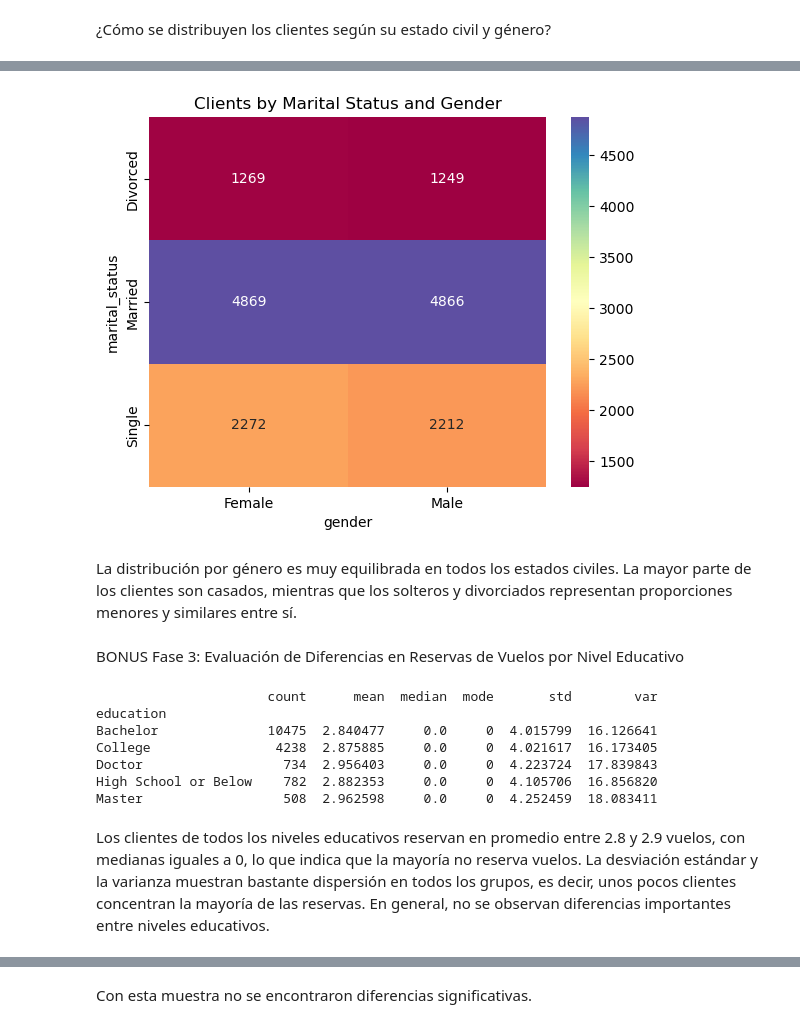
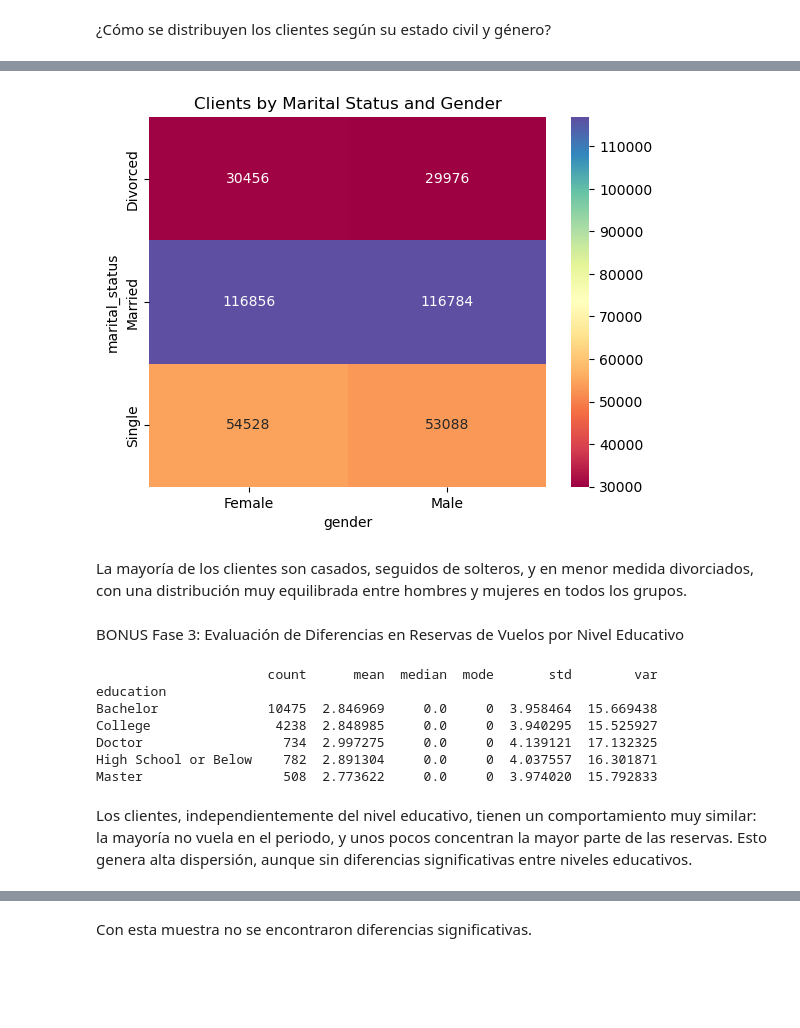
Before and after one commit to Adalab/bda-modulo-3-evaluacion-final-ela-art, a Jupyter notebook: Evaluacion3.ipynb, the cells around one changed output, grey strips where cells are left out. Cells and saved outputs as stored; diff of their text form; code cells hidden in the pictures; blank space fills up the shorter version.

```diff
--- a/Evaluacion3.ipynb
+++ b/Evaluacion3.ipynb
@@ -226,8 +284,8 @@ No se pueden borrar, porque perdería información.
 # 1) Agrupa por cliente/año/mes
 df_flight_grouped = (#ahora loyalty number es una PK compuesta.
     df_flight_clean
-        .groupby(["loyalty_number", "year", "month"], as_index=False) #escribir por que agrupe y que se cambia el nombre del data frame porque ahora hay dos.
-        .sum(numeric_only=True)
+        .groupby(["loyalty_number", "year", "month"], as_index=False)
+        .sum()
 )
 
 # 2) Pasa el PRE-EDA sobre el AGRUPADO (no sobre df_flight)
@@ -845,7 +898,7 @@ Length: 13, dtype: Int64
 # %%
 #función de unión
 df_master = pd.merge(
-    df_flight_clean,
+    df_flight_grouped,
     df_loyalty_clean,
     on="loyalty_number",   # columna común en ambos
     how="inner"            # inner: solo clientes que están en ambos datasets
@@ -1043,13 +1091,13 @@ print(clients_by_status_gender)
 # %%
 #Barras apiladas para comparar dos variables categóricas y refleja simultáneamente frecuencia y composición,
-crosstab = pd.crosstab(clients["marital_status"], clients["gender"])
+crosstab = pd.crosstab(df_master["marital_status"], df_master["gender"])
 sns.heatmap(crosstab, annot=True, fmt="d", cmap="Spectral")
 plt.title("Clients by Marital Status and Gender")
 plt.show()
 # %% [output]
-[figure, old version]
+[figure, new version]
 # %% [markdown]
-La distribución por género es muy equilibrada en todos los estados civiles. La mayor parte de los clientes son casados, mientras que los solteros y divorciados representan proporciones menores y similares entre sí.
+La mayoría de los clientes son casados, seguidos de solteros, y en menor medida divorciados, con una distribución muy equilibrada entre hombres y mujeres en todos los grupos.
 # %% [markdown]
 BONUS Fase 3: Evaluación de Diferencias en Reservas de Vuelos por Nivel Educativo
 # %%
@@ -1100,13 +1146,13 @@ print(desc_stats)
 # %% [output]
                       count      mean  median  mode       std        var
 education
-Bachelor              10475  2.840477     0.0     0  4.015799  16.126641
-College                4238  2.875885     0.0     0  4.021617  16.173405
-Doctor                  734  2.956403     0.0     0  4.223724  17.839843
-High School or Below    782  2.882353     0.0     0  4.105706  16.856820
-Master                  508  2.962598     0.0     0  4.252459  18.083411
+Bachelor              10475  2.846969     0.0     0  3.958464  15.669438
+College                4238  2.848985     0.0     0  3.940295  15.525927
+Doctor                  734  2.997275     0.0     0  4.139121  17.132325
+High School or Below    782  2.891304     0.0     0  4.037557  16.301871
+Master                  508  2.773622     0.0     0  3.974020  15.792833
 # %% [markdown]
-Los clientes de todos los niveles educativos reservan en promedio entre 2.8 y 2.9 vuelos, con medianas iguales a 0, lo que indica que la mayoría no reserva vuelos. La desviación estándar y la varianza muestran bastante dispersión en todos los grupos, es decir, unos pocos clientes concentran la mayoría de las reservas. En general, no se observan diferencias importantes entre niveles educativos.
+Los clientes, independientemente del nivel educativo, tienen un comportamiento muy similar: la mayoría no vuela en el periodo, y unos pocos concentran la mayor parte de las reservas. Esto genera alta dispersión, aunque sin diferencias significativas entre niveles educativos.
 # %%
 #Función Prueba de hipótesis
 #Sirve para verificar si las diferencias observadas en medias entre grupos sonr reales o solo producto del azar.
```
Also changed, not shown: parts of 68 cells of this notebook.
